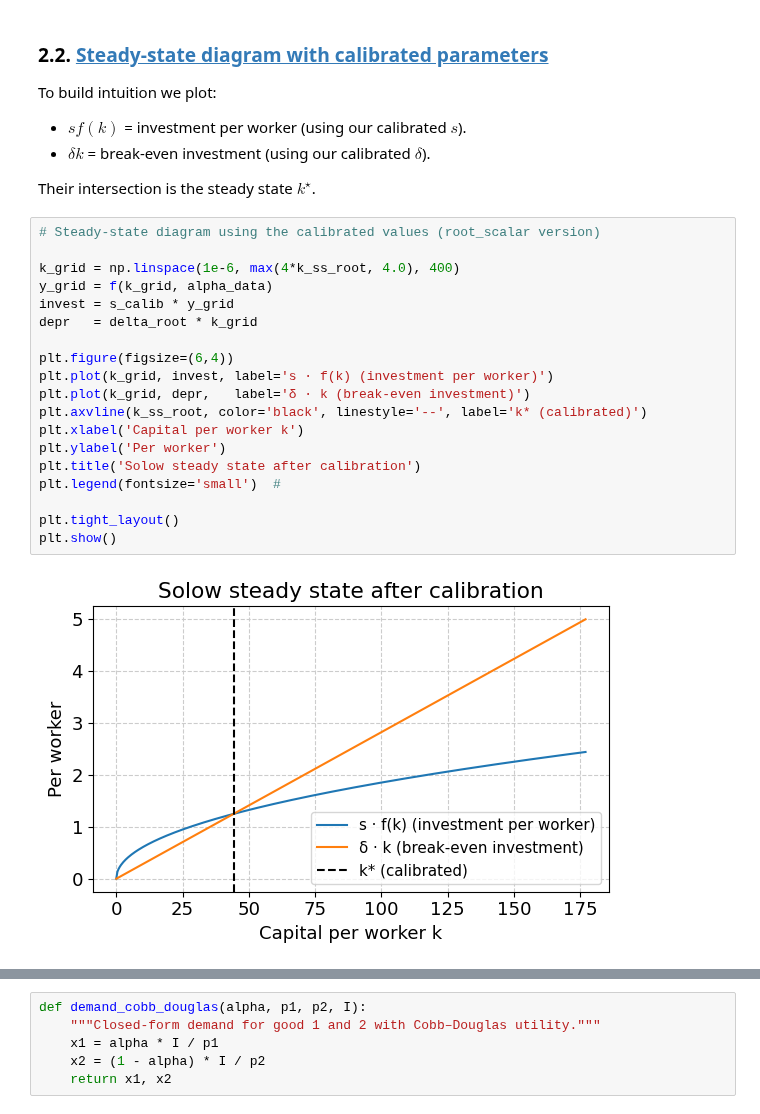
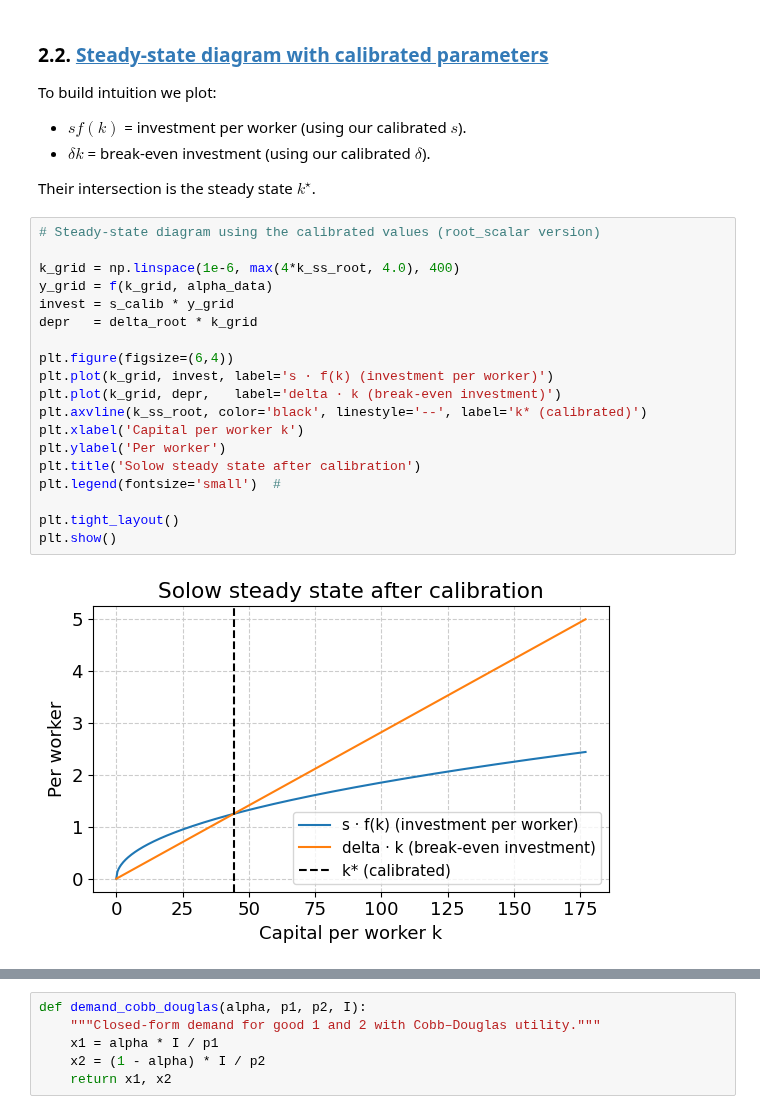
Before and after one commit to NumEconCopenhagen/ProgEcon-lectures, a Jupyter notebook: 12_Calibration/lecture_calibration.ipynb, the cells around one changed output, grey strips where cells are left out. Saved outputs shown, nothing was run; the diff lists cells and outputs as text.

```diff
--- a/12_Calibration/lecture_calibration.ipynb
+++ b/12_Calibration/lecture_calibration.ipynb
@@ -257,24 +259,24 @@ Their intersection is the steady state $k^{\star}$.
 # %%
 # Steady-state diagram using the calibrated values (root_scalar version)
 
 k_grid = np.linspace(1e-6, max(4*k_ss_root, 4.0), 400)
 y_grid = f(k_grid, alpha_data)
 invest = s_calib * y_grid
 depr   = delta_root * k_grid
 
 plt.figure(figsize=(6,4))
 plt.plot(k_grid, invest, label='s · f(k) (investment per worker)')
-plt.plot(k_grid, depr,   label='δ · k (break-even investment)')
+plt.plot(k_grid, depr,   label='delta · k (break-even investment)')
 plt.axvline(k_ss_root, color='black', linestyle='--', label='k* (calibrated)')
 plt.xlabel('Capital per worker k')
 plt.ylabel('Per worker')
 plt.title('Solow steady state after calibration')
 plt.legend(fontsize='small')  #
 
 plt.tight_layout()
 plt.show()
 # %% [output]
-[figure, old version]
+[figure, new version]
 # %% [markdown]
 ## 3. <a id='toc3_'></a>[Moment matching with a consumer problem](#toc0_)
 
```
Also changed, not shown: parts of 19 cells of this notebook.
